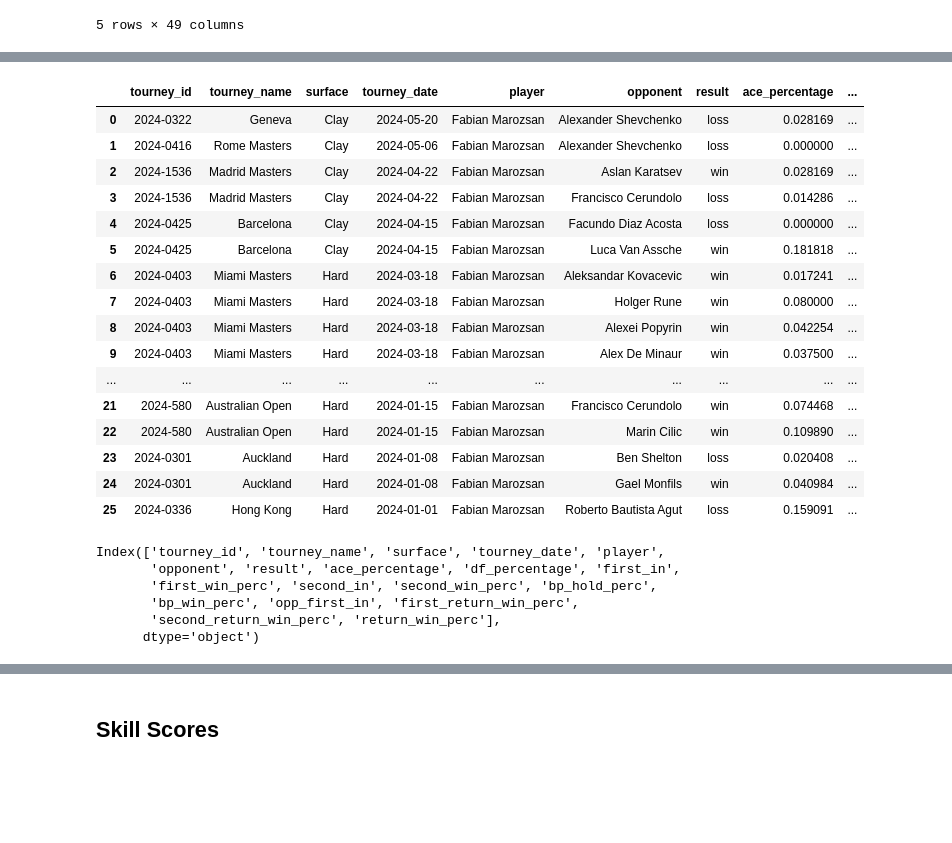
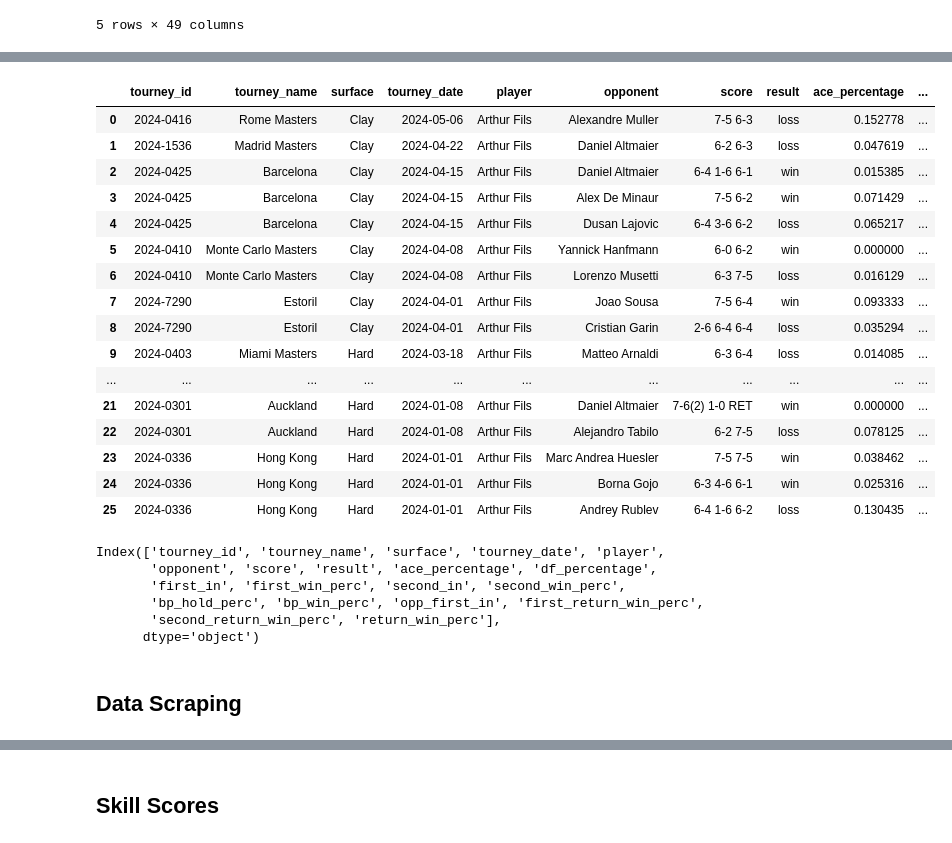
Before and after one commit to ge-a/tennis_model, a Jupyter notebook: experiments.ipynb, the cells around one changed output, grey strips where cells are left out. Drawn from its saved outputs; the diff is of its cells as text; code cells hidden in the pictures; blank space fills up the shorter version.

```diff
--- a/experiments.ipynb
+++ b/experiments.ipynb
@@ -108,6 +140,7 @@ def get_percentages(orig_df):
     percentages['draw_size'] = orig_df['draw_size']
     percentages['tourney_date'] = orig_df['tourney_date']
     percentages['match_num'] = orig_df['match_num']
+    percentages['score'] = orig_df['score']
     percentages['winner_id'] = orig_df['winner_id']
     winner_first, winner_last = get_all_player_names(orig_df['winner_id'])
     percentages['winner_name'] = winner_first + ' ' + winner_last
@@ -175,6 +208,7 @@ def filter_results(df, player_name):
                 'tourney_date': row['tourney_date'],
                 'player': row['winner_name'],
                 'opponent': row['loser_name'],
+                'score' : row['score'],
                 'result': 'win',
                 'ace_percentage' : row['w_ace_perc'],
                 'df_percentage': row['w_df_perc'],
@@ -197,6 +231,7 @@ def filter_results(df, player_name):
                 'tourney_date': row['tourney_date'],
                 'player': row['loser_name'],
                 'opponent': row['winner_name'],
+                'score' : row['score'],
                 'result': 'loss',
                 'ace_percentage' : row['l_ace_perc'],
                 'df_percentage': row['l_df_perc'],
@@ -219,32 +270,34 @@ def filter_results(df, player_name):
 # %%
-first = "Fabian"
-last = "Marozsan"
+first = "Arthur"
+last = "Fils"
 player_f = filter_results(search_player(first, last), f"{first} {last}")
 player_f
 # %% [output]
-|  | tourney_id | tourney_name | surface | tourney_date | player | opponent | result | ace_percentage | ... |
-| 0 | 2024-0322 | Geneva | Clay | 2024-05-20 | Fabian Marozsan | Alexander Shevchenko | loss | 0.028169 | ... |
-| 1 | 2024-0416 | Rome Masters | Clay | 2024-05-06 | Fabian Marozsan | Alexander Shevchenko | loss | 0.000000 | ... |
-| 2 | 2024-1536 | Madrid Masters | Clay | 2024-04-22 | Fabian Marozsan | Aslan Karatsev | win | 0.028169 | ... |
-| 3 | 2024-1536 | Madrid Masters | Clay | 2024-04-22 | Fabian Marozsan | Francisco Cerundolo | loss | 0.014286 | ... |
-| 4 | 2024-0425 | Barcelona | Clay | 2024-04-15 | Fabian Marozsan | Facundo Diaz Acosta | loss | 0.000000 | ... |
-| 5 | 2024-0425 | Barcelona | Clay | 2024-04-15 | Fabian Marozsan | Luca Van Assche | win | 0.181818 | ... |
-| 6 | 2024-0403 | Miami Masters | Hard | 2024-03-18 | Fabian Marozsan | Aleksandar Kovacevic | win | 0.017241 | ... |
-| 7 | 2024-0403 | Miami Masters | Hard | 2024-03-18 | Fabian Marozsan | Holger Rune | win | 0.080000 | ... |
-| 8 | 2024-0403 | Miami Masters | Hard | 2024-03-18 | Fabian Marozsan | Alexei Popyrin | win | 0.042254 | ... |
-| 9 | 2024-0403 | Miami Masters | Hard | 2024-03-18 | Fabian Marozsan | Alex De Minaur | win | 0.037500 | ... |
-| ... | ... | ... | ... | ... | ... | ... | ... | ... | ... |
-| 21 | 2024-580 | Australian Open | Hard | 2024-01-15 | Fabian Marozsan | Francisco Cerundolo | win | 0.074468 | ... |
-| 22 | 2024-580 | Australian Open | Hard | 2024-01-15 | Fabian Marozsan | Marin Cilic | win | 0.109890 | ... |
-| 23 | 2024-0301 | Auckland | Hard | 2024-01-08 | Fabian Marozsan | Ben Shelton | loss | 0.020408 | ... |
-| 24 | 2024-0301 | Auckland | Hard | 2024-01-08 | Fabian Marozsan | Gael Monfils | win | 0.040984 | ... |
-| 25 | 2024-0336 | Hong Kong | Hard | 2024-01-01 | Fabian Marozsan | Roberto Bautista Agut | loss | 0.159091 | ... |
+|  | tourney_id | tourney_name | surface | tourney_date | player | opponent | score | result | ace_percentage | ... |
+| 0 | 2024-0416 | Rome Masters | Clay | 2024-05-06 | Arthur Fils | Alexandre Muller | 7-5 6-3 | loss | 0.152778 | ... |
+| 1 | 2024-1536 | Madrid Masters | Clay | 2024-04-22 | Arthur Fils | Daniel Altmaier | 6-2 6-3 | loss | 0.047619 | ... |
+| 2 | 2024-0425 | Barcelona | Clay | 2024-04-15 | Arthur Fils | Daniel Altmaier | 6-4 1-6 6-1 | win | 0.015385 | ... |
+| 3 | 2024-0425 | Barcelona | Clay | 2024-04-15 | Arthur Fils | Alex De Minaur | 7-5 6-2 | win | 0.071429 | ... |
+| 4 | 2024-0425 | Barcelona | Clay | 2024-04-15 | Arthur Fils | Dusan Lajovic | 6-4 3-6 6-2 | loss | 0.065217 | ... |
+| 5 | 2024-0410 | Monte Carlo Masters | Clay | 2024-04-08 | Arthur Fils | Yannick Hanfmann | 6-0 6-2 | win | 0.000000 | ... |
+| 6 | 2024-0410 | Monte Carlo Masters | Clay | 2024-04-08 | Arthur Fils | Lorenzo Musetti | 6-3 7-5 | loss | 0.016129 | ... |
+| 7 | 2024-7290 | Estoril | Clay | 2024-04-01 | Arthur Fils | Joao Sousa | 7-5 6-4 | win | 0.093333 | ... |
+| 8 | 2024-7290 | Estoril | Clay | 2024-04-01 | Arthur Fils | Cristian Garin | 2-6 6-4 6-4 | loss | 0.035294 | ... |
+| 9 | 2024-0403 | Miami Masters | Hard | 2024-03-18 | Arthur Fils | Matteo Arnaldi | 6-3 6-4 | loss | 0.014085 | ... |
+| ... | ... | ... | ... | ... | ... | ... | ... | ... | ... | ... |
+| 21 | 2024-0301 | Auckland | Hard | 2024-01-08 | Arthur Fils | Daniel Altmaier | 7-6(2) 1-0 RET | win | 0.000000 | ... |
+| 22 | 2024-0301 | Auckland | Hard | 2024-01-08 | Arthur Fils | Alejandro Tabilo | 6-2 7-5 | loss | 0.078125 | ... |
+| 23 | 2024-0336 | Hong Kong | Hard | 2024-01-01 | Arthur Fils | Marc Andrea Huesler | 7-5 7-5 | win | 0.038462 | ... |
+| 24 | 2024-0336 | Hong Kong | Hard | 2024-01-01 | Arthur Fils | Borna Gojo | 6-3 4-6 6-1 | win | 0.025316 | ... |
+| 25 | 2024-0336 | Hong Kong | Hard | 2024-01-01 | Arthur Fils | Andrey Rublev | 6-4 1-6 6-2 | loss | 0.130435 | ... |
 # %%
 print(player_f.columns)
 # %% [output]
 Index(['tourney_id', 'tourney_name', 'surface', 'tourney_date', 'player',
-       'opponent', 'result', 'ace_percentage', 'df_percentage', 'first_in',
-       'first_win_perc', 'second_in', 'second_win_perc', 'bp_hold_perc',
-       'bp_win_perc', 'opp_first_in', 'first_return_win_perc',
+       'opponent', 'score', 'result', 'ace_percentage', 'df_percentage',
+       'first_in', 'first_win_perc', 'second_in', 'second_win_perc',
+       'bp_hold_perc', 'bp_win_perc', 'opp_first_in', 'first_return_win_perc',
        'second_return_win_perc', 'return_win_perc'],
       dtype='object')
+# %% [markdown]
+## Data Scraping
```
Also changed, not shown: parts of 85 cells of this notebook, 3 other files.
